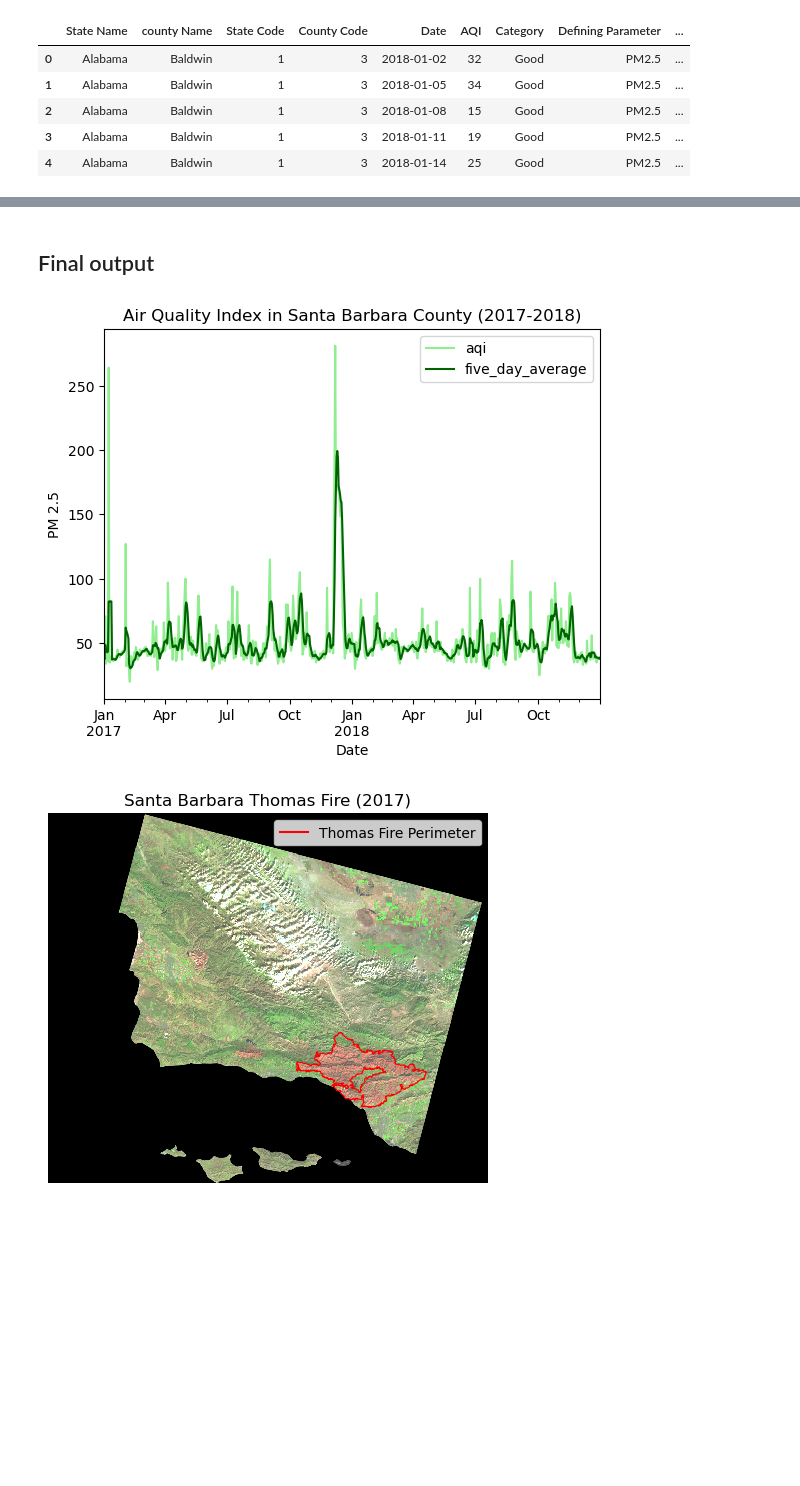
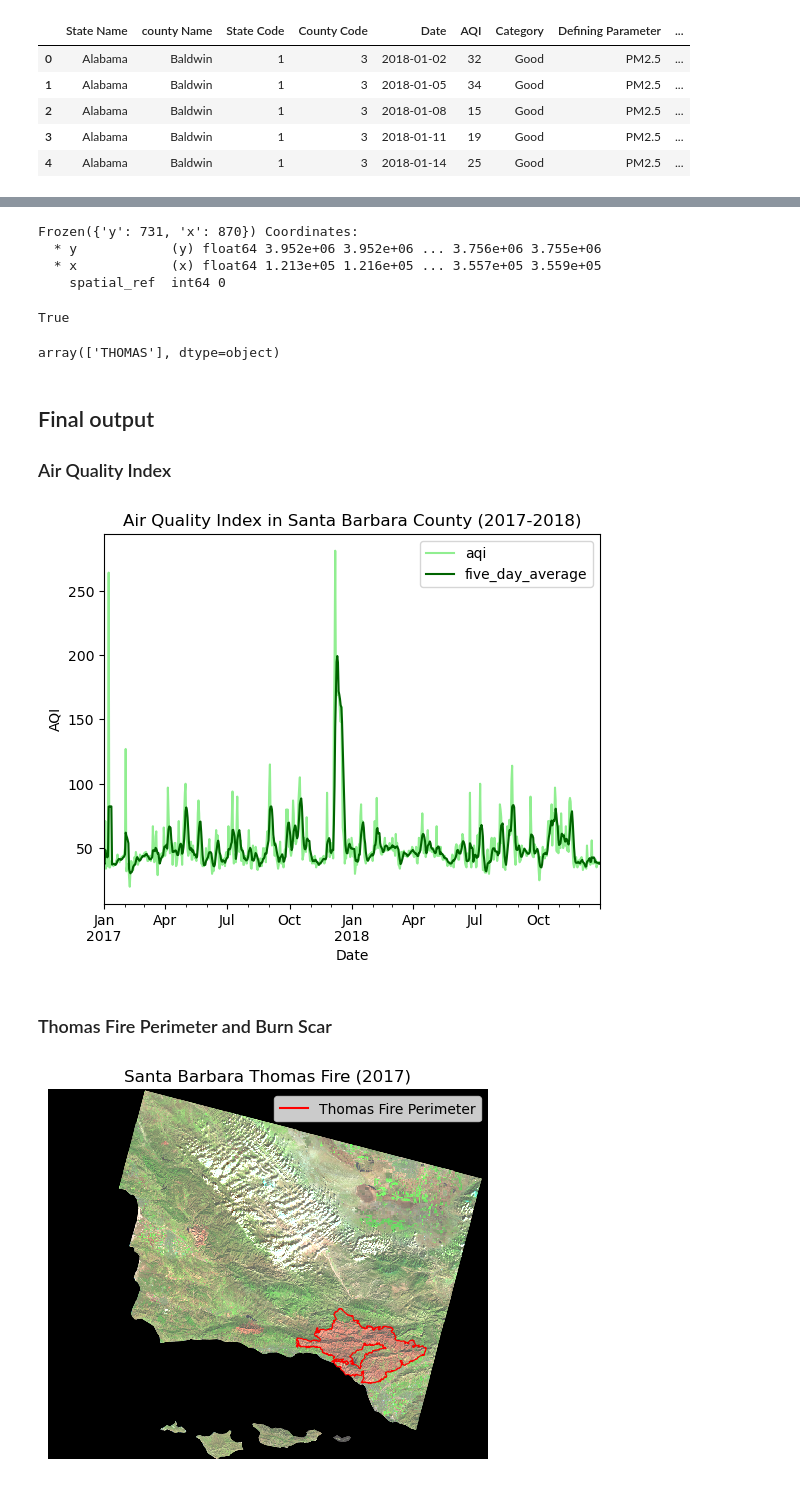
Before and after one commit to amandaherbst/eds220-thomas-fire, a Jupyter notebook: hwk4-task3-thomas-fire.ipynb, the cells around one changed output, grey strips where cells are left out. Cells and saved outputs as stored; diff of their text form; code cells hidden in the pictures; blank space fills up the shorter version.

```diff
--- a/hwk4-task3-thomas-fire.ipynb
+++ b/hwk4-task3-thomas-fire.ipynb
@@ -159,0 +195,10 @@ thomas = ca_fire[ca_fire.fire_name == "THOMAS"]
+# %%
+# drop extra dimension
+landsat = landsat.squeeze().drop('band')
+# verify only x and y dimension and coordinates
+print(landsat.dims, landsat.coords)
+# %% [output]
+Frozen({'y': 731, 'x': 870}) Coordinates:
+  * y            (y) float64 3.952e+06 3.952e+06 ... 3.756e+06 3.755e+06
+  * x            (x) float64 1.213e+05 1.216e+05 ... 3.557e+05 3.559e+05
+    spatial_ref  int64 0
@@ -160,16 +208,34 @@ thomas = ca_fire[ca_fire.fire_name == "THOMAS"]
+# %%
+# Reproject shapefile to raster CRS for plotting
+ca_fire = ca_fire.to_crs(landsat.rio.crs)
+# verify reprojection
+ca_fire.crs == landsat.rio.crs
+# %% [output]
+True
+# %%
+# select thomas fire from ca fire perimeters for easier plotting
+thomas = ca_fire[ca_fire.fire_name == "THOMAS"]
+# verify only thomas fire selected
+thomas.fire_name.unique()
+# %% [output]
+array(['THOMAS'], dtype=object)
 # %% [markdown]
 ## Final output
+
+### Air Quality Index
 # %%
 # plot daily AQI and 5-day average with updated labels, title, and colors
 aqi_sb.plot(y = ['aqi', 'five_day_average'],
             xlabel = 'Date',
-            ylabel = 'PM 2.5',
+            ylabel = 'AQI',
             color = {'aqi':'lightgreen',
                     'five_day_average':'darkgreen'},
             title = 'Air Quality Index in Santa Barbara County (2017-2018)')
 plt.show()
 # %% [output]
-[figure, old version]
+[figure, new version]
+# %% [markdown]
+### Thomas Fire Perimeter and Burn Scar
 # %%
 # map false color image with thomas fire perimeter
 fig, ax = plt.subplots()
```
Also changed, not shown: parts of 21 cells of this notebook.
